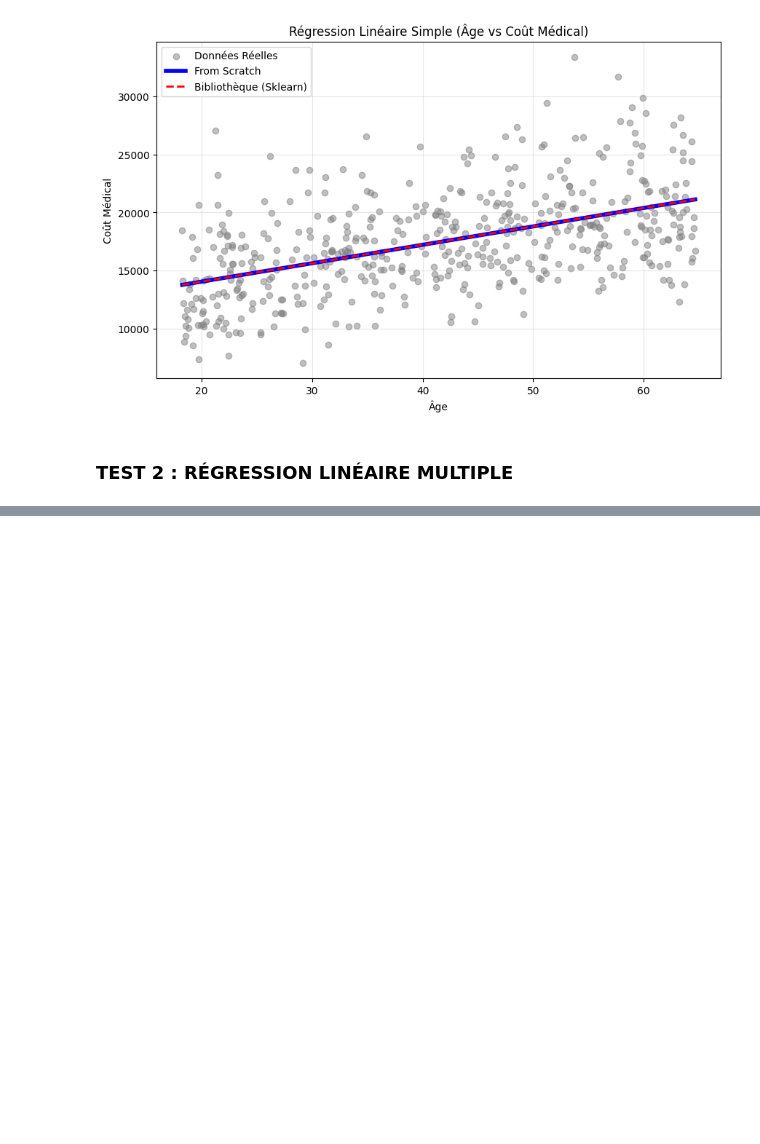
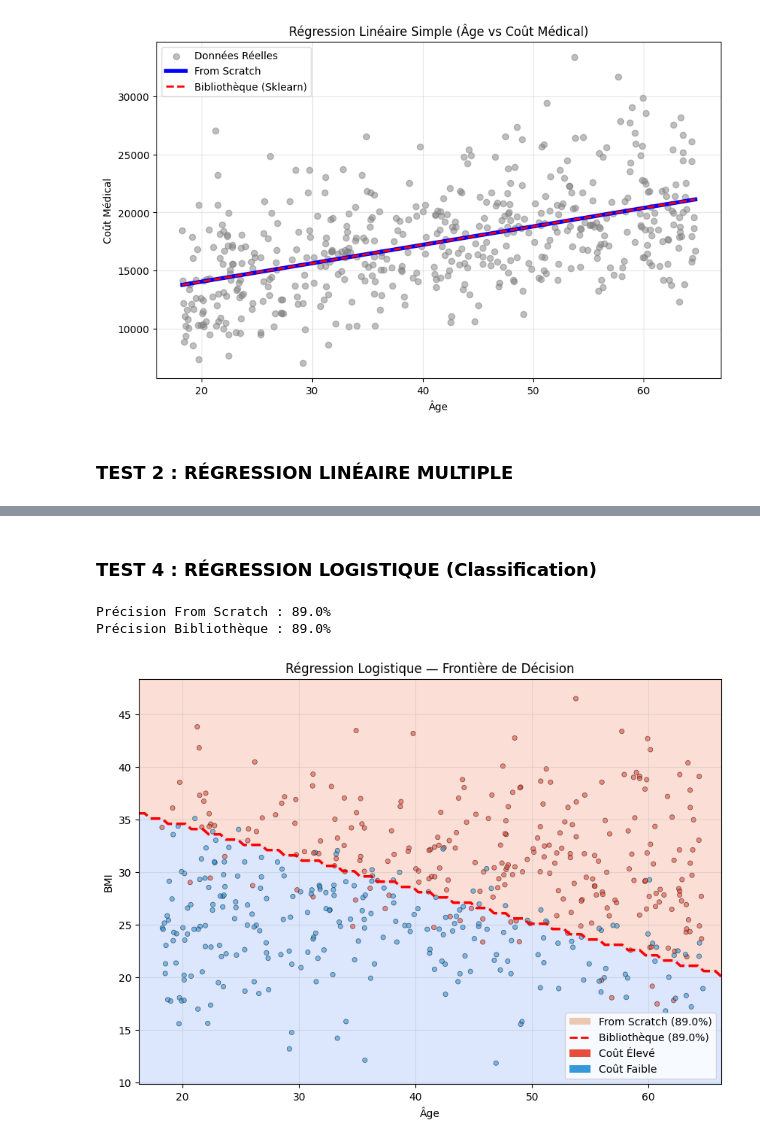
Before and after one commit to MasterGLCC/machine-learning-PunchArm255, a Jupyter notebook: regression_mnassiri.ipynb, the cells around one changed output, grey strips where cells are left out. Saved outputs shown, nothing was run; the diff lists cells and outputs as text; code cells hidden in the pictures; blank space fills up the shorter version.

```diff
--- a/regression_mnassiri.ipynb
+++ b/regression_mnassiri.ipynb
@@ -167,0 +284,51 @@ plt.show()
+# %% [markdown]
+### TEST 4 : RÉGRESSION LOGISTIQUE (Classification)
+# %%
+# ==========================================
+# Objectif : Classifier les patients en 2 catégories (coût élevé/faible)
+# ==========================================
+
+# 1. Entraînement du modèle From Scratch (descente de gradient)
+model_log_scratch = LogisticRegressionFromScratch(learning_rate=0.1, n_iterations=1000)
+model_log_scratch.fit(X_train_scaled, y_train_cls)
+y_pred_log_scratch = model_log_scratch.predict(X_test_scaled)
+acc_log_scratch = accuracy_score(y_test_cls, y_pred_log_scratch)
+
+# 2. Entraînement du modèle Scikit-Learn
+model_log_sklearn = SklearnLogisticRegression(max_iter=1000)
+model_log_sklearn.fit(X_train_scaled, y_train_cls)
+y_pred_log_sklearn = model_log_sklearn.predict(X_test_scaled)
+acc_log_sklearn = accuracy_score(y_test_cls, y_pred_log_sklearn)
+
+print(f"Précision From Scratch : {acc_log_scratch:.1%}")
+print(f"Précision Bibliothèque : {acc_log_sklearn:.1%}")
+
+# 3. Calcul des frontières de décision
+Z_log_scratch = model_log_scratch.predict(grid_points_scaled).reshape(xx.shape)
+Z_log_sklearn = model_log_sklearn.predict(grid_points_scaled).reshape(xx.shape)
+
+# 4. Visualisation
+plt.figure(figsize=(10, 7))
+plt.contourf(xx, yy, Z_log_scratch, alpha=0.3, cmap='coolwarm',
+             levels=np.linspace(-0.5, 1.5, 3))
+plt.contour(xx, yy, Z_log_sklearn, colors='red', linestyles='dashed',
+            linewidths=2.5, levels=[0.5])
+plt.scatter(X_class[:, 0], X_class[:, 1], c=class_colors,
+            edgecolors='black', s=20, alpha=0.6, linewidths=0.5)
+
+plt.title('Régression Logistique — Frontière de Décision')
+plt.xlabel('Âge')
+plt.ylabel('BMI')
+plt.legend(handles=[
+    Patch(facecolor='#d35400', alpha=0.3, label=f'From Scratch ({acc_log_scratch:.1%})'),
+    Line2D([0], [0], color='red', linestyle='dashed', linewidth=2,
+           label=f'Bibliothèque ({acc_log_sklearn:.1%})'),
+    Patch(facecolor='#e74c3c', label='Coût Élevé'),
+    Patch(facecolor='#3498db', label='Coût Faible'),
+])
+plt.grid(True, alpha=0.3)
+plt.show()
+# %% [output]
+Précision From Scratch : 89.0%
+Précision Bibliothèque : 89.0%
+[figure, added]
```
Also changed, not shown: parts of 15 cells of this notebook.
